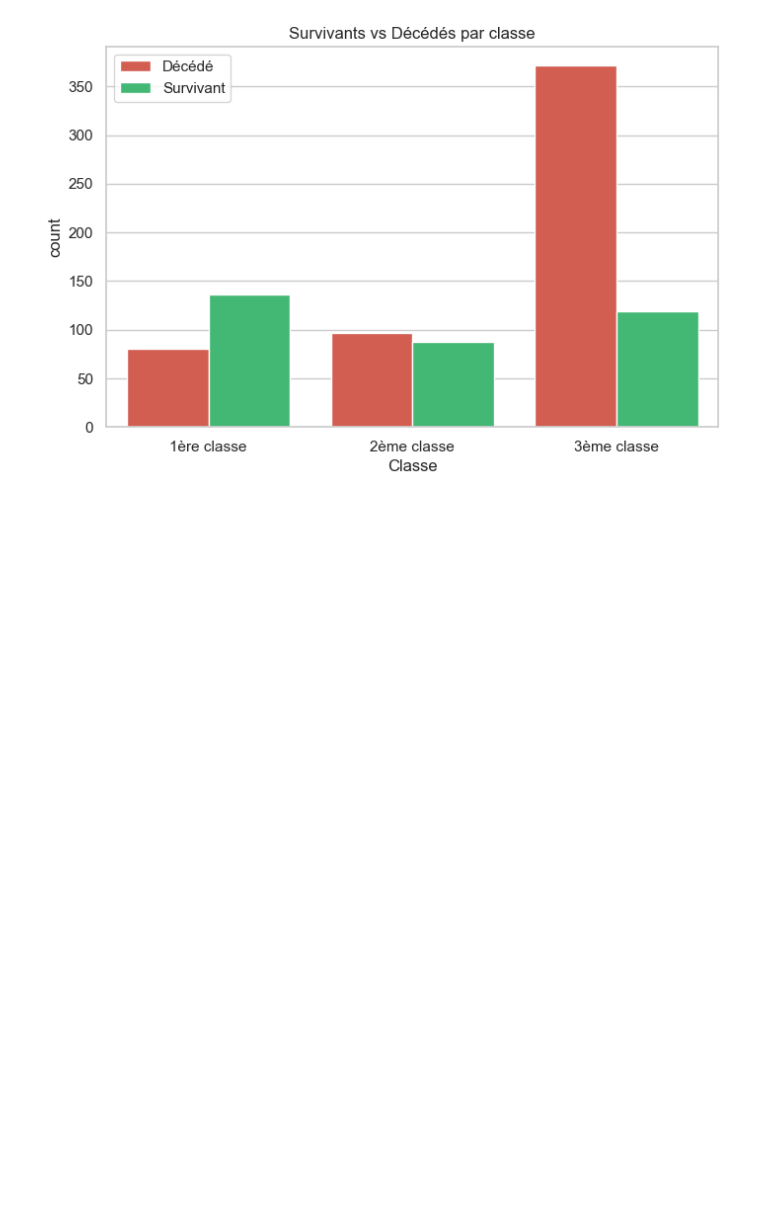
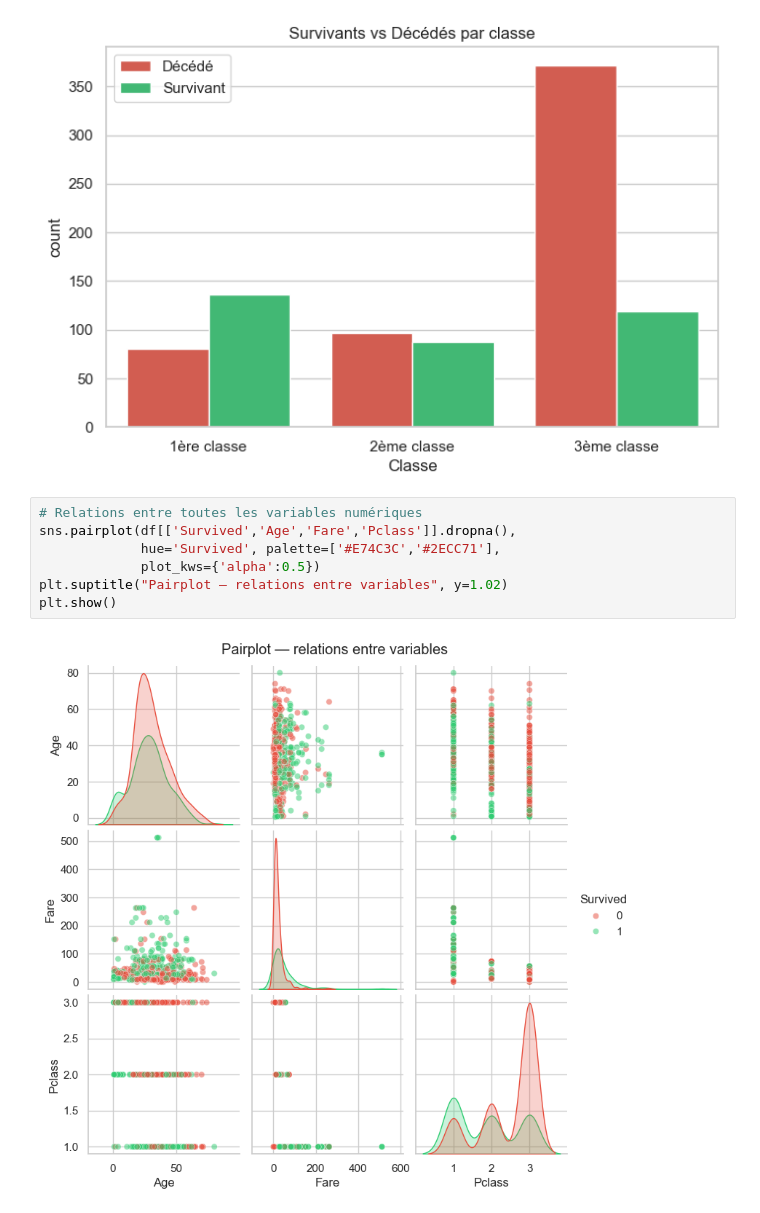
Before and after one commit to TinhinaneBA/data-analysis-projects, a Jupyter notebook: seaborn-visualizations/04_seaborn_viz.ipynb, the cells around one changed output. Drawn from its saved outputs; the diff is of its cells as text; blank space fills up the shorter version.

Commit message:
Add Seaborn visualizations - heatmap, boxplot, violinplot, pairplot

```diff
--- a/seaborn-visualizations/04_seaborn_viz.ipynb
+++ b/seaborn-visualizations/04_seaborn_viz.ipynb
@@ -120,3 +120,12 @@ plt.legend(['Décédé','Survivant'])
 plt.show()
 # %% [output]
 [figure]
+# %%
+# Relations entre toutes les variables numériques
+sns.pairplot(df[['Survived','Age','Fare','Pclass']].dropna(),
+             hue='Survived', palette=['#E74C3C','#2ECC71'],
+             plot_kws={'alpha':0.5})
+plt.suptitle("Pairplot — relations entre variables", y=1.02)
+plt.show()
+# %% [output]
+[figure, added]
```
